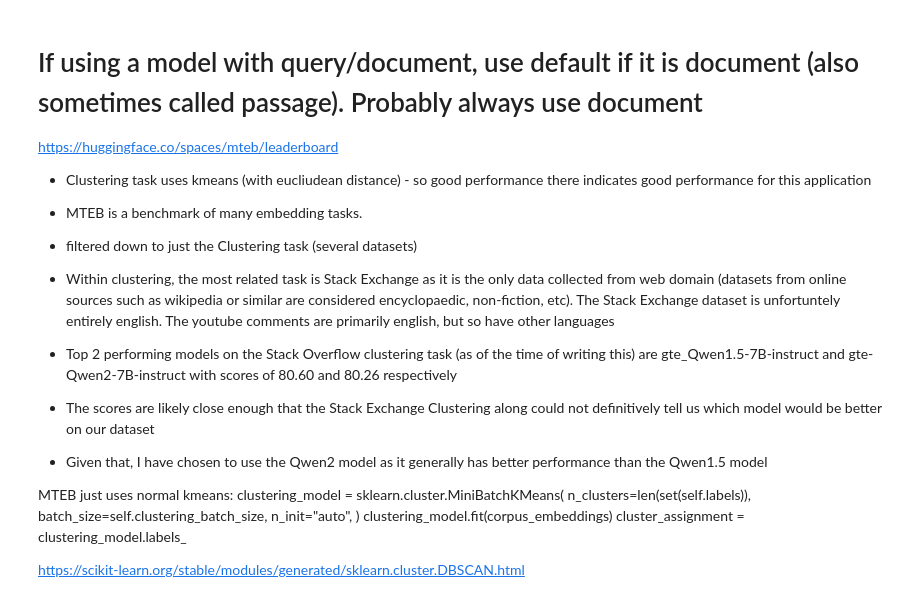
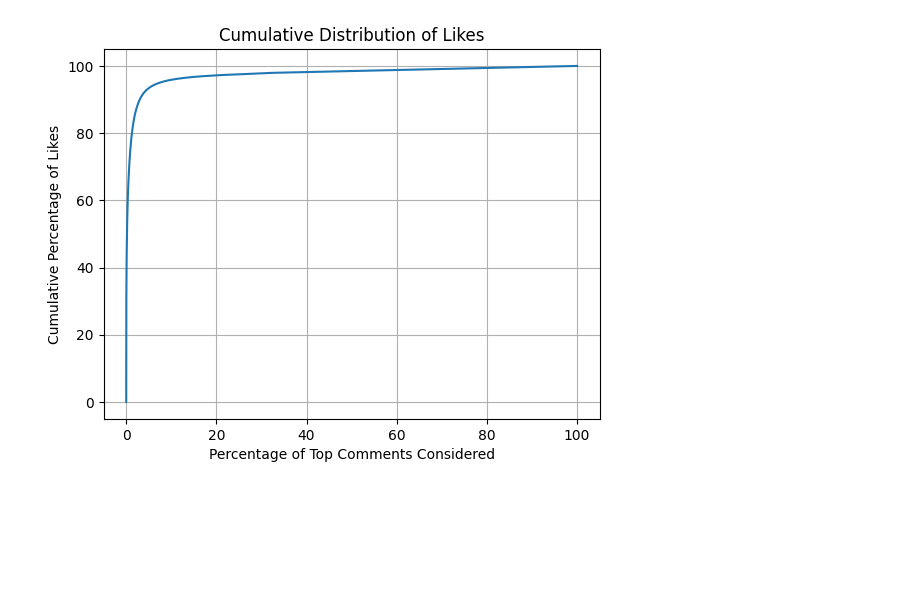
Before and after one commit to nickwcalifano/portfolio, a Jupyter notebook: text_clustering.ipynb, the cells around one changed output. Saved outputs shown, nothing was run; the diff lists cells and outputs as text; code cells hidden in the pictures; blank space fills up the shorter version.

Commit message:
clustering complete

```diff
--- a/text_clustering.ipynb
+++ b/text_clustering.ipynb
@@ -310,34 +420,14 @@ plt.show()
 # %%
-# Cumulative Distribution of Likes Plot
+# Cumulative Distribution of Likes
 sorted_likes = final_comments["Likes"].sort_values(ascending=False).to_numpy()
 cumulative_likes = np.cumsum(sorted_likes) / sum(sorted_likes)
-cumulative_likes = np.insert(cumulative_likes, 0, 0.0)
+cumulative_likes = np.insert(cumulative_likes, 0, 0.0) * 100
 
-plt.plot(np.linspace(0, 1, len(cumulative_likes), endpoint=True), cumulative_likes)
+plt.plot(np.linspace(0, 100, len(cumulative_likes), endpoint=True), cumulative_likes)
 plt.grid()
-plt.xlabel("Number of Top Comments Considered")
-plt.ylabel("Cumulative Proportion of Likes")
+plt.xlabel("Percentage of Top Comments Considered")
+plt.ylabel("Cumulative Percentage of Likes")
 plt.title("Cumulative Distribution of Likes")
 plt.show()
+# %% [output]
+[figure, added]
-# %% [markdown]
-# If using a model with query/document, use default if it is document (also sometimes called passage). Probably always use document
-https://huggingface.co/spaces/mteb/leaderboard
-* Clustering task uses kmeans (with eucliudean distance) - so good performance there indicates good performance for this application
-
-* MTEB is a benchmark of many embedding tasks.
-* filtered down to just the Clustering task (several datasets)
-* Within clustering, the most related task is Stack Exchange as it is the only data collected from web domain (datasets from online sources such as wikipedia or similar are considered encyclopaedic, non-fiction, etc). The Stack Exchange dataset is unfortuntely entirely english. The youtube comments are primarily english, but so have other languages
-* Top 2 performing models on the Stack Overflow clustering task (as of the time of writing this) are gte_Qwen1.5-7B-instruct and gte-Qwen2-7B-instruct with scores of 80.60 and 80.26 respectively
-* The scores are likely close enough that the Stack Exchange Clustering along could not definitively tell us which model would be better on our dataset
-* Given that, I have chosen to use the Qwen2 model as it generally has better performance than the Qwen1.5 model
-
-MTEB just uses normal kmeans:
-clustering_model = sklearn.cluster.MiniBatchKMeans(
-    n_clusters=len(set(self.labels)),
-    batch_size=self.clustering_batch_size,
-    n_init="auto",
-)
-clustering_model.fit(corpus_embeddings)
-cluster_assignment = clustering_model.labels_
-
-https://scikit-learn.org/stable/modules/generated/sklearn.cluster.DBSCAN.html
```
Also changed, not shown: parts of 47 cells of this notebook.
